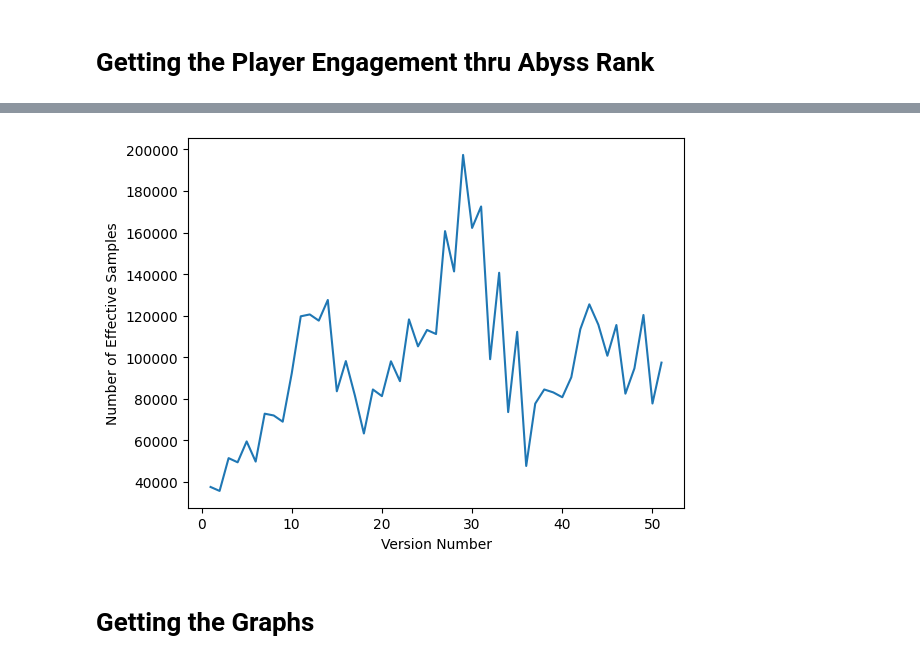
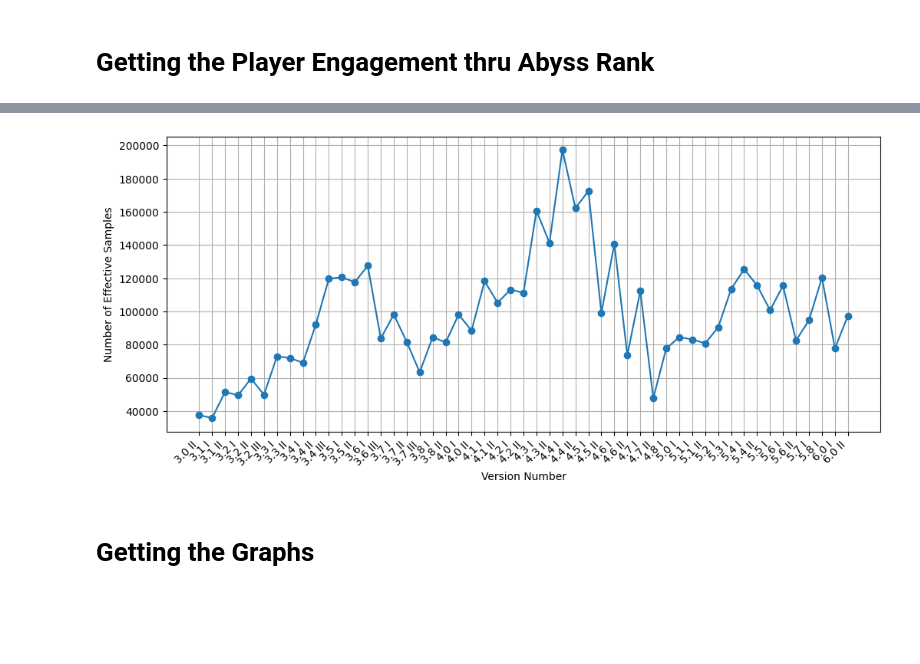
Before and after one commit to BSDSBA-JF/genshin_nx, a Jupyter notebook: 01_webscraping_teams.ipynb, the cells around one changed output, grey strips where cells are left out. Saved outputs shown, nothing was run; the diff lists cells and outputs as text; code cells hidden in the pictures; blank space fills up the shorter version.

Commit message:
Prettier Graphs

```diff
--- a/01_webscraping_teams.ipynb
+++ b/01_webscraping_teams.ipynb
@@ -69,4 +69,11 @@ for sample_columns in samples:
     df[sample_columns] = pd.to_numeric(df[sample_columns])
 
 df['Patch'] = df['Version Name'].str[9:12]
+
+# I used regex so that i can eventually path label
+df['Patch Label'] = df['Version Name'].str.extract(r'(\d\.\d)\(Phase\s+(\w*)\)')\
+                                                         .apply(lambda x: ' '.join(x), axis=1)
+
+df = df.iloc[::-1]
+
 df.to_csv('abyss_rank_activity.csv', index=False)
@@ -93,10 +80,13 @@ df
 # %%
-plt.plot(df['Version'], df['Effective Samples'])
+plt.figure(figsize=(12, 5))
+plt.plot(df['Version'], df['Effective Samples'], marker='o')
+plt.xticks(ticks=df['Version'], labels=df['Patch Label'], rotation=45, ha='right')
 plt.xlabel('Version Number')
 plt.ylabel('Number of Effective Samples')
+plt.grid()
 plt.show()
 # %% [output]
-[figure, old version]
+[figure, new version]
 # %% [markdown]
 # Getting the Graphs
 # %%
```
Also changed, not shown: parts of 1 cell of this notebook, 2 other files.
